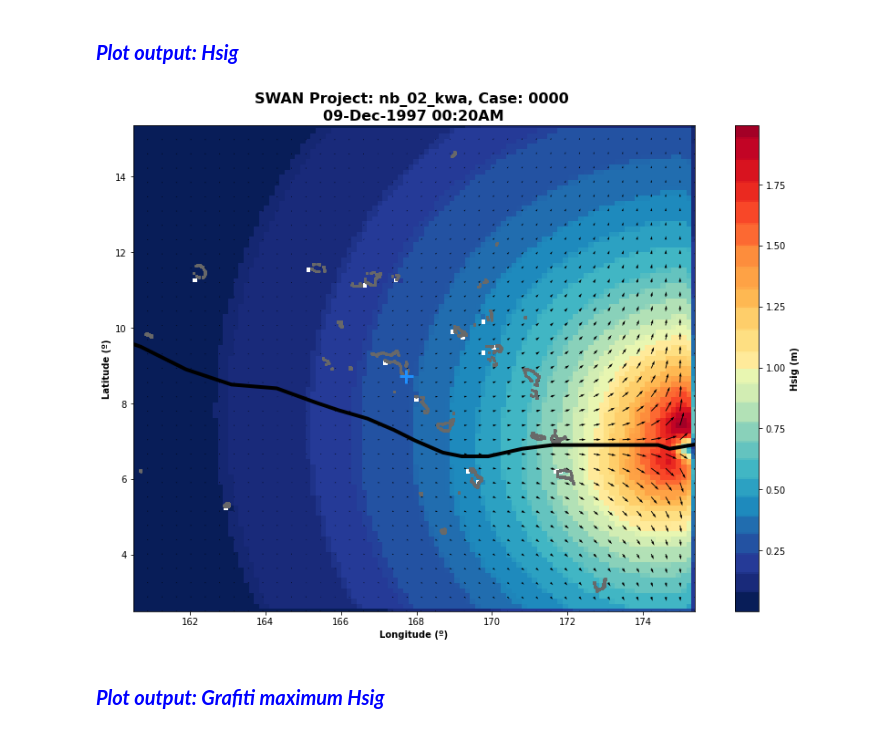
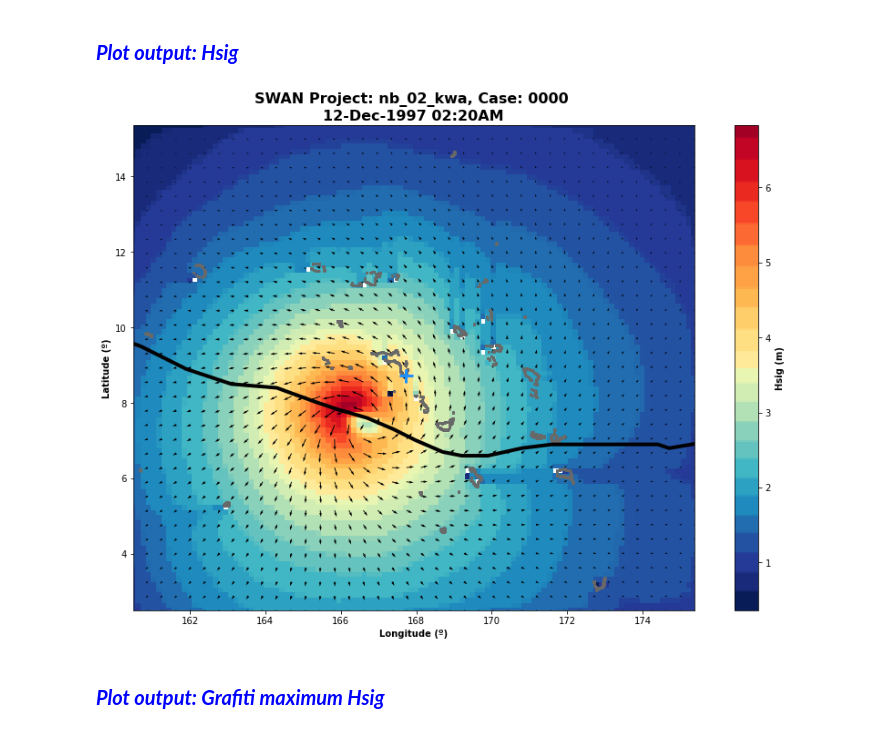
Before and after one commit to ripolln/hywaves, a Jupyter notebook: notebooks/hyswan/nb_02_Vortex_Historical.ipynb, the cells around one changed output. Saved outputs shown, nothing was run; the diff lists cells and outputs as text; code cells hidden in the pictures.

Commit message:
nb02 plot output t=150

```diff
--- a/notebooks/hyswan/nb_02_Vortex_Historical.ipynb
+++ b/notebooks/hyswan/nb_02_Vortex_Historical.ipynb
@@ -341,9 +341,9 @@ SWAN CASE: 0000 SOLVED
 # %% [markdown]
 #### <span style="font-family: times, Times New Roman; font-size:15pt; font-style:italic; font-weight:bold; color:blue;">Plot output: Hsig
 # %%
-plot_case_output(sw, storm_track_list = [st], t_num=2);
+plot_case_output(sw, storm_track_list = [st], t_num=150);
 # %% [output]
-[figure, old version]
+[figure, new version]
 # %% [markdown]
 #### <span style="font-family: times, Times New Roman; font-size:15pt; font-style:italic; font-weight:bold; color:blue;">Plot output: Grafiti maximum Hsig
 # %%
```
Also changed, not shown: parts of 2 cells of this notebook.
